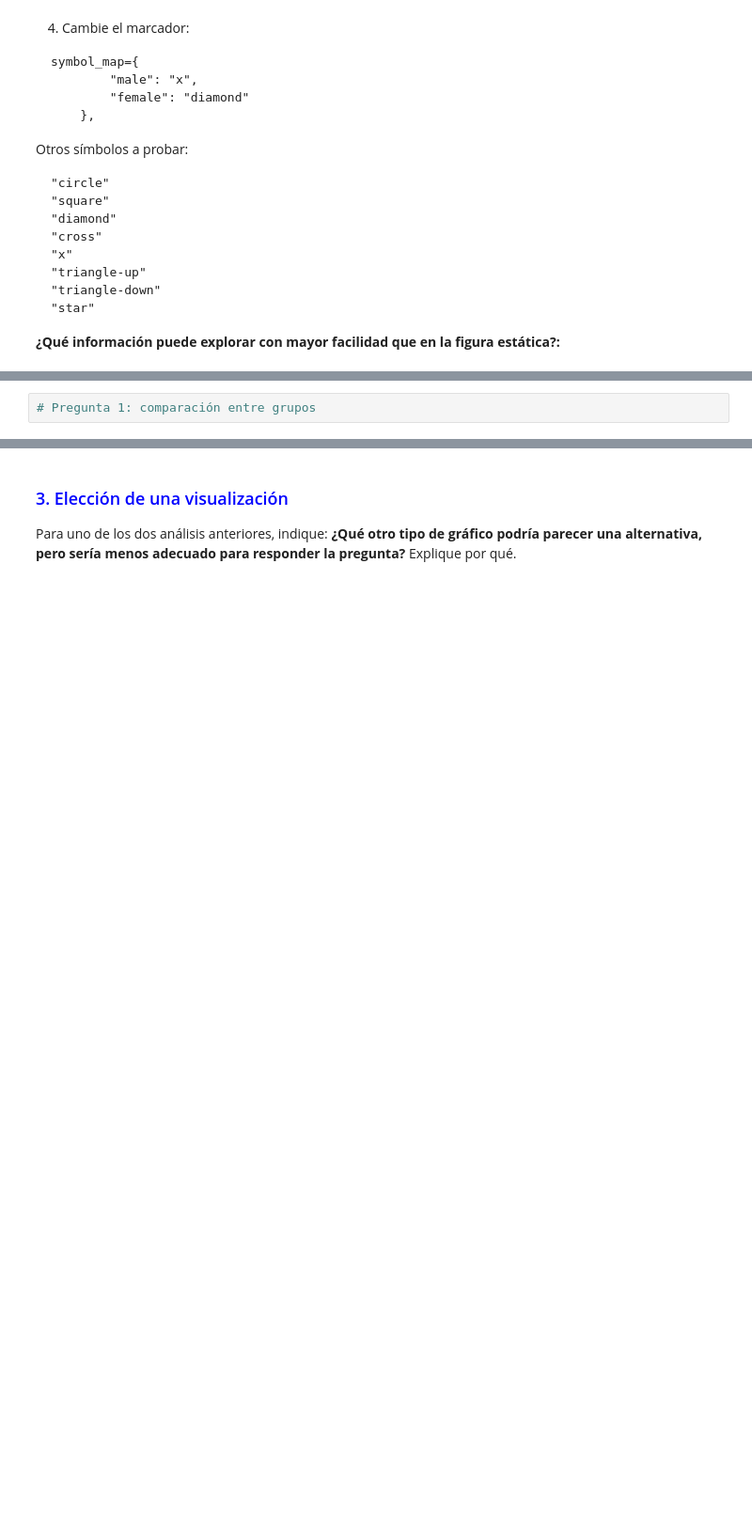
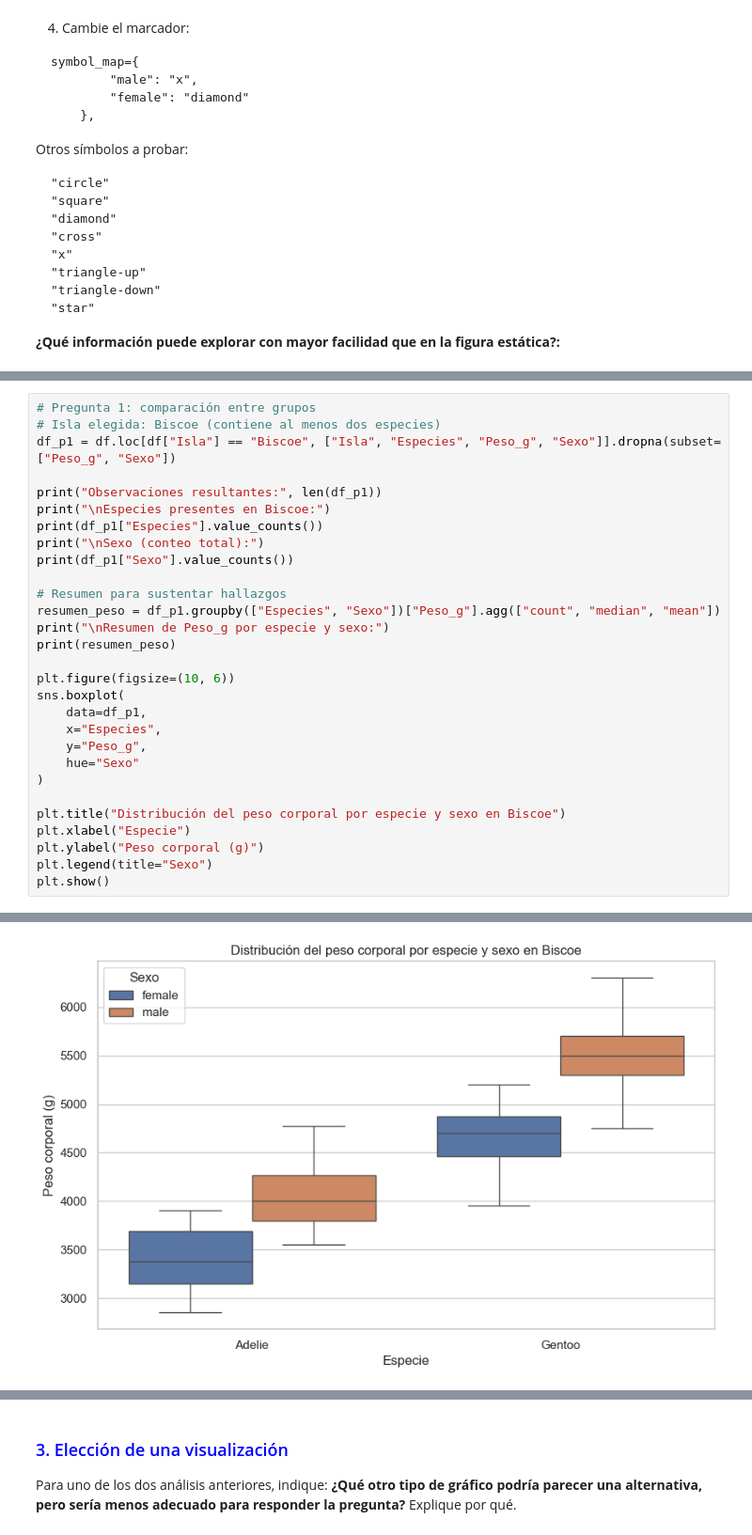
Before and after one commit to AAlvarezT/curso_dm_262, a Jupyter notebook: (DM)Laboratorio_EDA.ipynb, the cells around one changed output, grey strips where cells are left out. Shown at 94% size. Cells and saved outputs as stored; diff of their text form; blank space fills up the shorter version.

```diff
--- a/(DM)Laboratorio_EDA.ipynb
+++ b/(DM)Laboratorio_EDA.ipynb
@@ -261,2 +287,30 @@ Construya una visualización adecuada.
 # %%
 # Pregunta 1: comparación entre grupos
+# Isla elegida: Biscoe (contiene al menos dos especies)
+df_p1 = df.loc[df["Isla"] == "Biscoe", ["Isla", "Especies", "Peso_g", "Sexo"]].dropna(subset=["Peso_g", "Sexo"])
+
+print("Observaciones resultantes:", len(df_p1))
+print("\nEspecies presentes en Biscoe:")
+print(df_p1["Especies"].value_counts())
+print("\nSexo (conteo total):")
+print(df_p1["Sexo"].value_counts())
+
+# Resumen para sustentar hallazgos
+resumen_peso = df_p1.groupby(["Especies", "Sexo"])["Peso_g"].agg(["count", "median", "mean"])
+print("\nResumen de Peso_g por especie y sexo:")
+print(resumen_peso)
+
+plt.figure(figsize=(10, 6))
+sns.boxplot(
+    data=df_p1,
+    x="Especies",
+    y="Peso_g",
+    hue="Sexo"
+)
+
+plt.title("Distribución del peso corporal por especie y sexo en Biscoe")
+plt.xlabel("Especie")
+plt.ylabel("Peso corporal (g)")
+plt.legend(title="Sexo")
+plt.show()
+# %% [output]
@@ -263,3 +334,4 @@ Construya una visualización adecuada.
+[figure, added]
 # %% [markdown]
 ### <font color=blue>2. Relación entre variables</font>
 En el gráfico realizado en clase observamos una relación global entre características morfológicas. Ahora queremos saber si esa relación se mantiene dentro de una sola especie.
```
Also changed, not shown: parts of 14 cells of this notebook.
